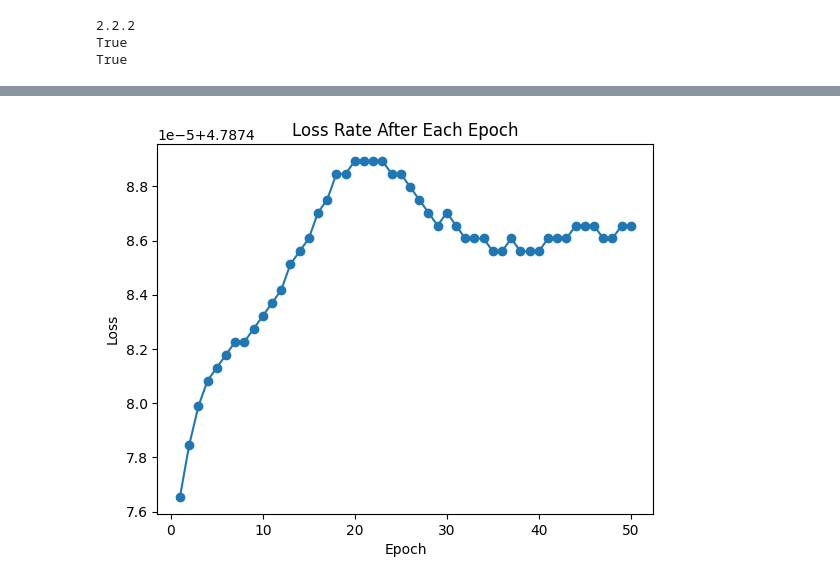
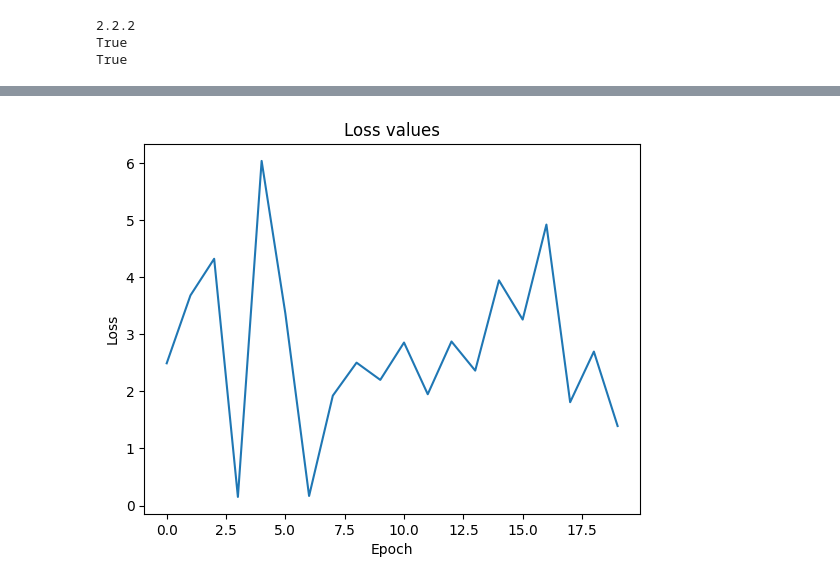
Before and after one commit to realtomkwok/info911-project, a Jupyter notebook: mlp.ipynb, the cells around one changed output, grey strips where cells are left out. Saved outputs shown, nothing was run; the diff lists cells and outputs as text; code cells hidden in the pictures.

Commit message:
Results of the refined MLP2 model

```diff
--- a/mlp.ipynb
+++ b/mlp.ipynb
@@ -343,6 +353,7 @@ class MLP2(nn.Module):
         self.fc4 = nn.Linear(512, 120)
         self.relu = nn.ReLU()
         self.dropout = nn.Dropout(0.5)  # Add dropout layer
+        self.softmax = nn.Softmax(dim=1)
 
         # Initialize weights
         nn.init.xavier_uniform_(self.fc1.weight)
@@ -361,15 +372,22 @@ class MLP2(nn.Module):
         x = self.relu(x)
         x = self.dropout(x)  # Apply dropout
         x = self.fc4(x)
+        x = self.softmax(x)
         return x
 # %%
 # Train the model
-def train_model(loader, num_epoch):
+def train_model(model, loader, num_epoch):
     shape = loader.dataset.tensors[0].shape[1]
-    print(shape)
+    print(f"Input shape: {shape}")
 
     # Create an instance of the model, and define the loss function and optimizer
-    model = MLP(shape)
+    if model == 1:
+        model = MLP(shape)
+    elif model == 2:
+        model = MLP2(shape)
+    print(model)
+
+    # Initialize the loss values
     criterion = nn.CrossEntropyLoss() # Loss function: Cross-entropy loss
     optimizer = optim.Adam(model.parameters(), lr=0.001, weight_decay=0.01)  # Add weight decay for L2 regularization
     scheduler = optim.lr_scheduler.ExponentialLR(optimizer, gamma=0.9)  # Add learning rate decay
@@ -389,28 +407,22 @@ def train_model(loader, num_epoch):
 
         scheduler.step()
 
+        # Save the loss value
+        loss_values.append(loss.item())
         print(f"Epoch {epoch+1}, Loss: {loss.item()}")
-        loss_values.append(loss.item())
 # %%
-# Create a line chart to visualize the loss values after each epoch
+# Visualize the loss values
 # %pip install matplotlib
 import matplotlib.pyplot as plt
 
 loss_values = []
 
-def create_loss_chart(loss):
-    # Create a list of epoch numbers
-    epochs = range(1, len(loss) + 1)
-
-    # Plot the line chart
-    plt.plot(epochs, loss, marker='o')
-
-    # Add labels and title
+def create_loss_chart(loss_values):
+    plt.plot(loss_values)
     plt.xlabel('Epoch')
+    plt.locator_params(axis='x', nbins=10)
     plt.ylabel('Loss')
-    plt.title('Loss Rate After Each Epoch')
-
-    # Display the chart
+    plt.title('Loss values')
     plt.show()
 # %%
 # Prepare the data for MLP
@@ -435,7 +447,7 @@ train_loader = DataLoader(train_data)
 # valid_loader_pca = DataLoader(valid_data_pca)
 # %%
 # Train the model
-train_model(train_loader_pca, 50)
+train_model(2, train_loader_pca, 20)
 # Visualize the loss values
 create_loss_chart(loss_values)
 
@@ -461,3 +473,3 @@ Epoch 50, Loss: 4.787486553192139
-[figure, old version]
+[figure, new version]
 # %%
 # Train the model
```
Also changed, not shown: parts of 6 cells of this notebook, 1 other file.
